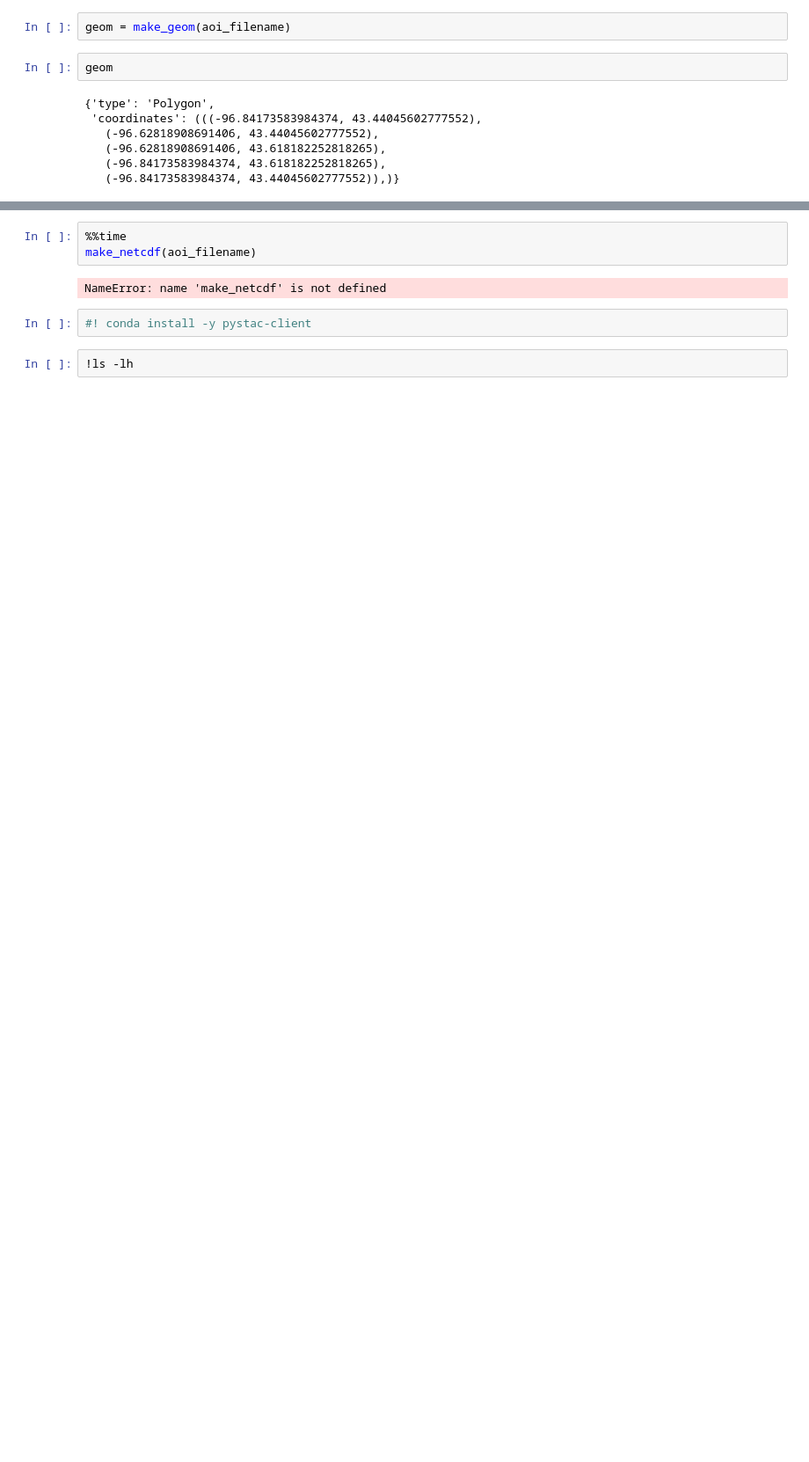
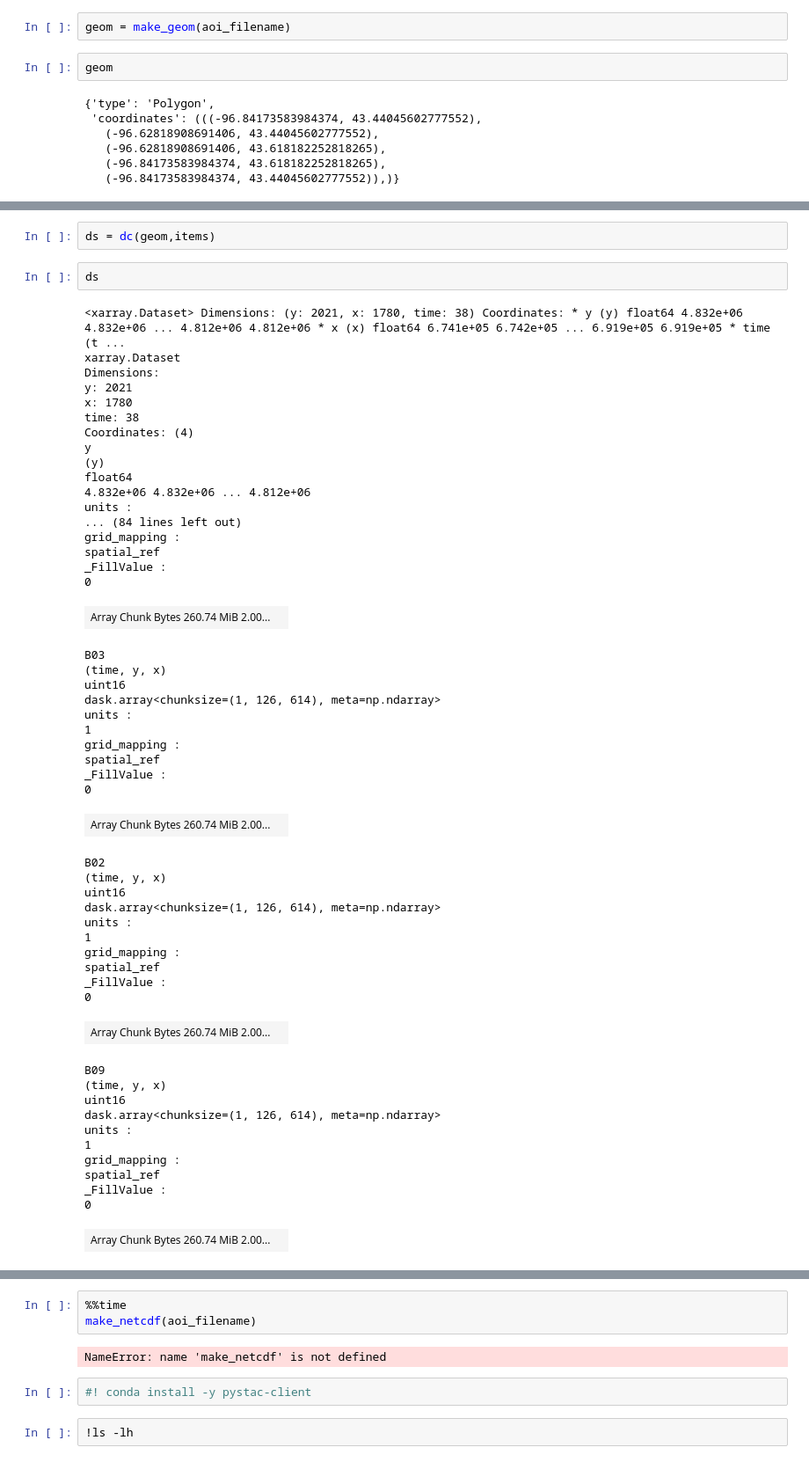
Before and after one commit to tonybutzer/isab, a Jupyter notebook: animation_domination/0_animation_stub.ipynb, the cells around one changed output, grey strips where cells are left out. Shown at 88% size. Saved outputs shown, nothing was run; the diff lists cells and outputs as text; blank space fills up the shorter version.

```diff
--- a/animation_domination/0_animation_stub.ipynb
+++ b/animation_domination/0_animation_stub.ipynb
@@ -75,0 +76,56 @@ len(items)
+# %%
+ds = dc(geom,items)
+# %%
+ds
+# %% [output]
+<xarray.Dataset> Dimensions: (y: 2021, x: 1780, time: 38) Coordinates: * y (y) float64 4.832e+06 4.832e+06 ... 4.812e+06 4.812e+06 * x (x) float64 6.741e+05 6.742e+05 ... 6.919e+05 6.919e+05 * time (t ...
+xarray.Dataset
+Dimensions:
+y: 2021
+x: 1780
+time: 38
+Coordinates: (4)
+y
+(y)
+float64
+4.832e+06 4.832e+06 ... 4.812e+06
+units :
+... (84 lines left out)
+grid_mapping :
+spatial_ref
+_FillValue :
+0
+| Array Chunk Bytes 260.74 MiB 2.00... |  |
+B03
+(time, y, x)
+uint16
+dask.array<chunksize=(1, 126, 614), meta=np.ndarray>
+units :
+1
+grid_mapping :
+spatial_ref
+_FillValue :
+0
+| Array Chunk Bytes 260.74 MiB 2.00... |  |
+B02
+(time, y, x)
+uint16
+dask.array<chunksize=(1, 126, 614), meta=np.ndarray>
+units :
+1
+grid_mapping :
+spatial_ref
+_FillValue :
+0
+| Array Chunk Bytes 260.74 MiB 2.00... |  |
+B09
+(time, y, x)
+uint16
+dask.array<chunksize=(1, 126, 614), meta=np.ndarray>
+units :
+1
+grid_mapping :
+spatial_ref
+_FillValue :
+0
+| Array Chunk Bytes 260.74 MiB 2.00... |  |
```
Also changed, not shown: parts of 20 cells of this notebook, 1 other file.
